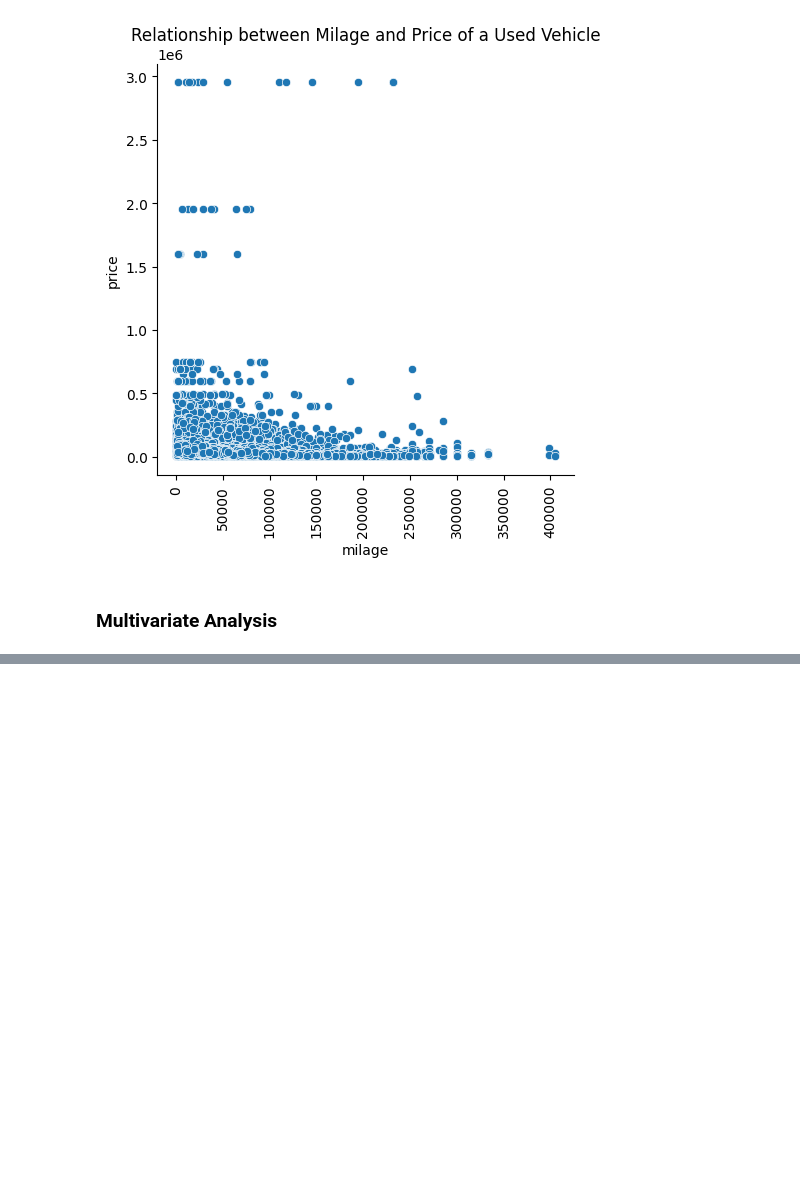
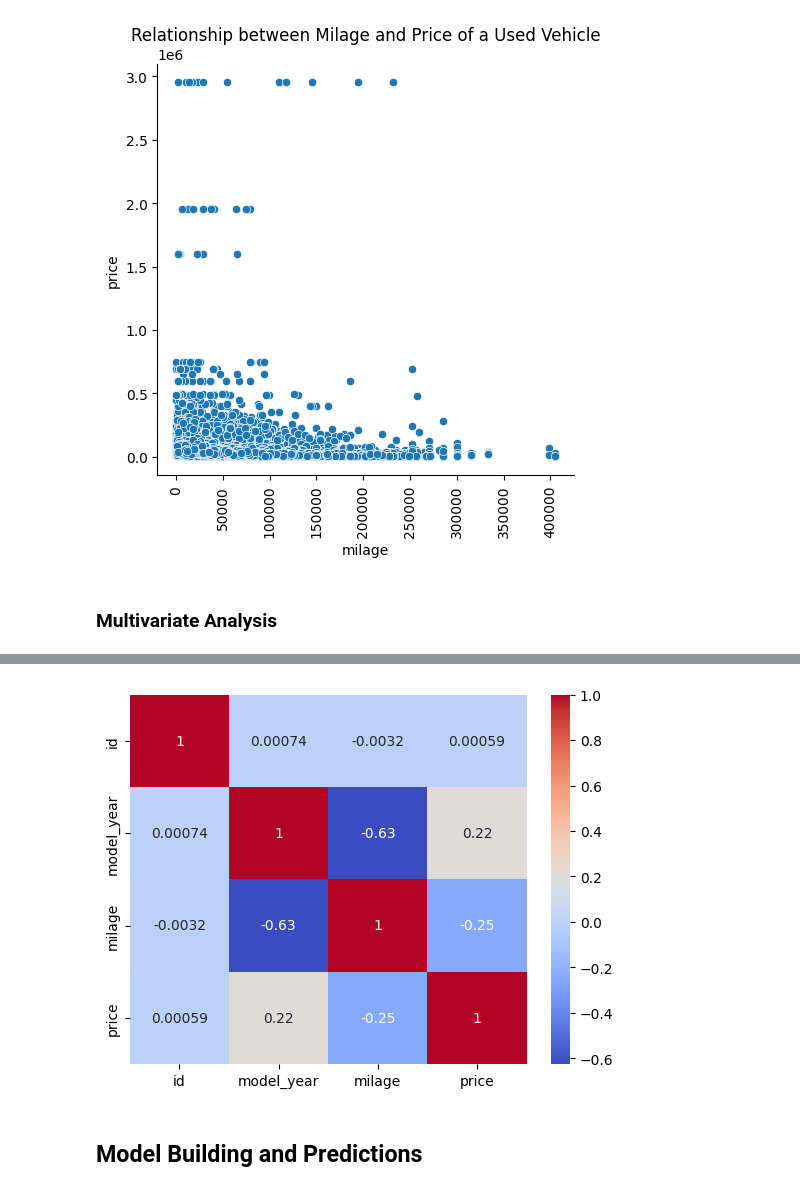
Before and after one commit to Odeyiany2/KaggleX-Skills-Assessment-Challenge, a Jupyter notebook: Used_Car_Prediction.ipynb, the cells around one changed output, grey strips where cells are left out. Cells and saved outputs as stored; diff of their text form; code cells hidden in the pictures; blank space fills up the shorter version.

```diff
--- a/Used_Car_Prediction.ipynb
+++ b/Used_Car_Prediction.ipynb
@@ -326,0 +323,6 @@ sns.pairplot(df_train);
+# %%
+sns.heatmap(df_train.corr(numeric_only = True), annot = True, cmap = "coolwarm");
+# %% [output]
+[figure, added]
+# %% [markdown]
+## **Model Building and Predictions**
```
Also changed, not shown: parts of 11 cells of this notebook.
